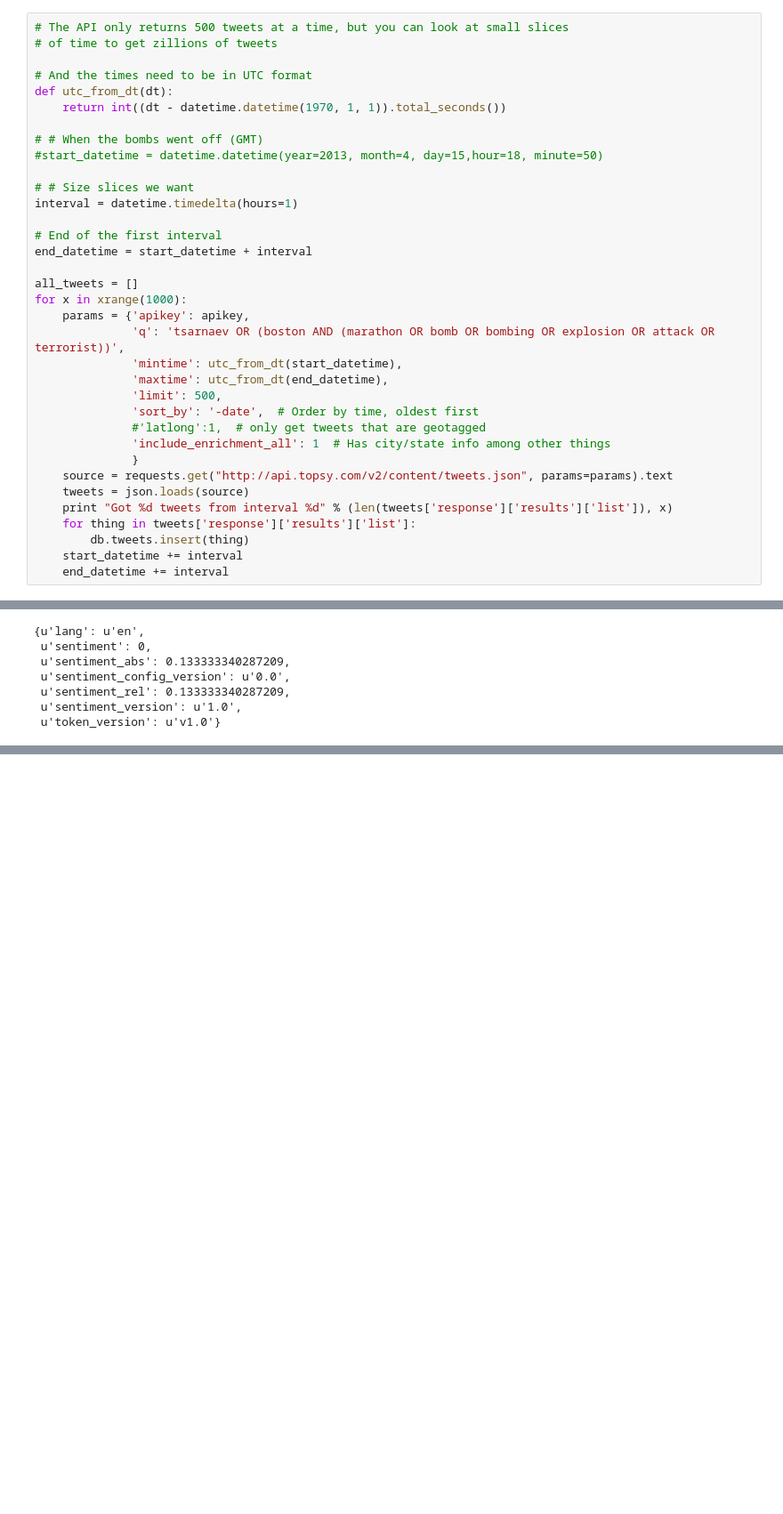
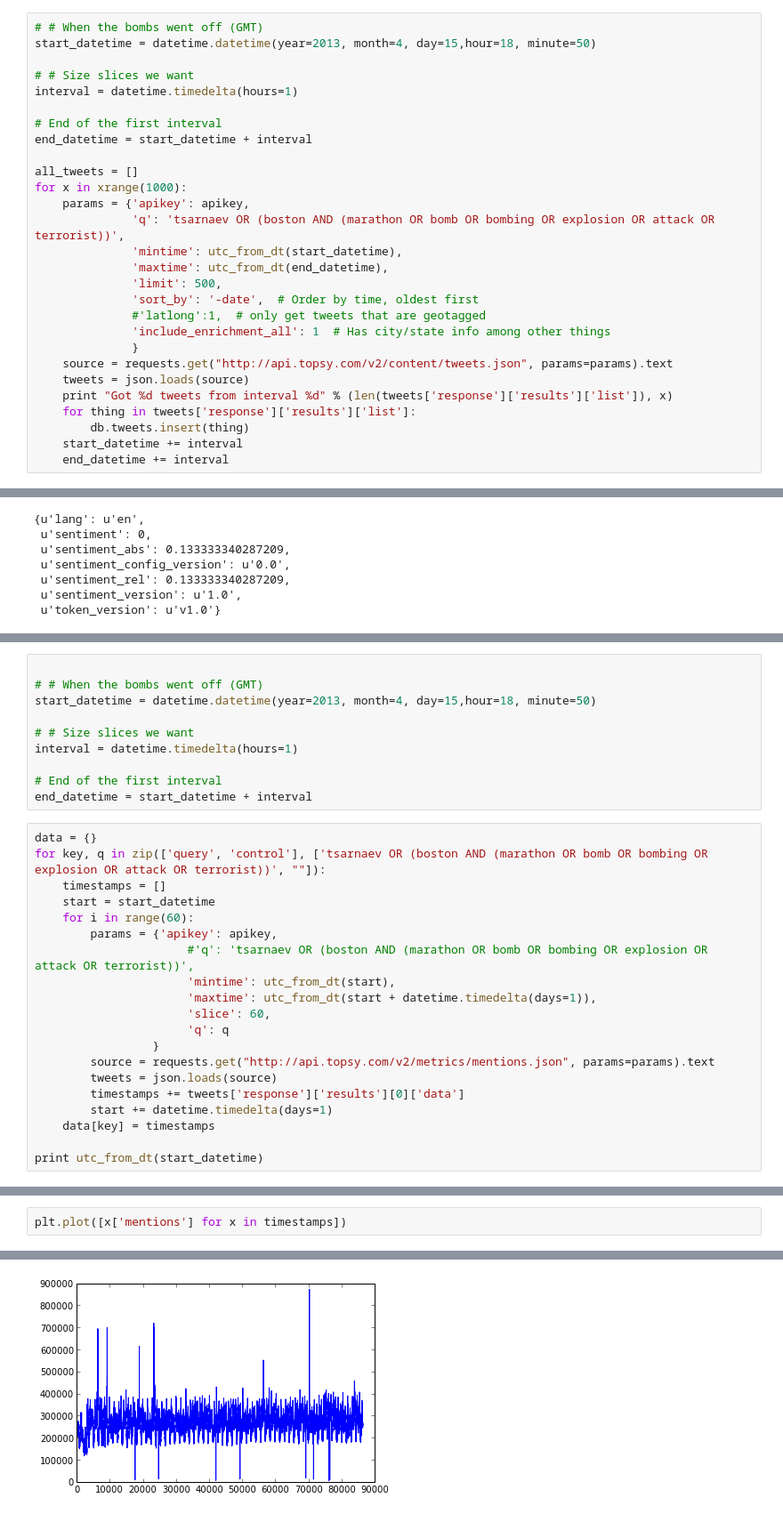
Before and after one commit to yipyupyup/cs109, a Jupyter notebook: marcus/boston_tweets.ipynb, the cells around one changed output, grey strips where cells are left out. Shown at 89% size. Saved outputs shown, nothing was run; the diff lists cells and outputs as text; blank space fills up the shorter version.

```diff
--- a/marcus/boston_tweets.ipynb
+++ b/marcus/boston_tweets.ipynb
@@ -15,13 +25,6 @@ db = client.cs109
 # %%
-# The API only returns 500 tweets at a time, but you can look at small slices
-# of time to get zillions of tweets
-
-# And the times need to be in UTC format
-def utc_from_dt(dt):
-    return int((dt - datetime.datetime(1970, 1, 1)).total_seconds())
-
 # # When the bombs went off (GMT)
-#start_datetime = datetime.datetime(year=2013, month=4, day=15,hour=18, minute=50)
+start_datetime = datetime.datetime(year=2013, month=4, day=15,hour=18, minute=50)
 
 # # Size slices we want
 interval = datetime.timedelta(hours=1)
@@ -397,0 +381,30 @@ locationdf.to_csv(
+# %%
+
+# # When the bombs went off (GMT)
+start_datetime = datetime.datetime(year=2013, month=4, day=15,hour=18, minute=50)
+
+# # Size slices we want
+interval = datetime.timedelta(hours=1)
+
+# End of the first interval
+end_datetime = start_datetime + interval
+# %%
+data = {}
+for key, q in zip(['query', 'control'], ['tsarnaev OR (boston AND (marathon OR bomb OR bombing OR explosion OR attack OR terrorist))', ""]):
+    timestamps = []
+    start = start_datetime
+    for i in range(60):
+        params = {'apikey': apikey,
+                      #'q': 'tsarnaev OR (boston AND (marathon OR bomb OR bombing OR explosion OR attack OR terrorist))',
+                      'mintime': utc_from_dt(start),
+                      'maxtime': utc_from_dt(start + datetime.timedelta(days=1)),
+                      'slice': 60,
+                      'q': q
+                 }
+        source = requests.get("http://api.topsy.com/v2/metrics/mentions.json", params=params).text
+        tweets = json.loads(source)
+        timestamps += tweets['response']['results'][0]['data']
+        start += datetime.timedelta(days=1)
+    data[key] = timestamps
+
+print utc_from_dt(start_datetime)
@@ -397,0 +419,3 @@ locationdf.to_csv(
+# %%
+plt.plot([x['mentions'] for x in timestamps])
+# %% [output]
@@ -397,0 +423 @@ locationdf.to_csv(
+[figure, added]
```
Also changed, not shown: parts of 31 cells of this notebook, 16 other files.
